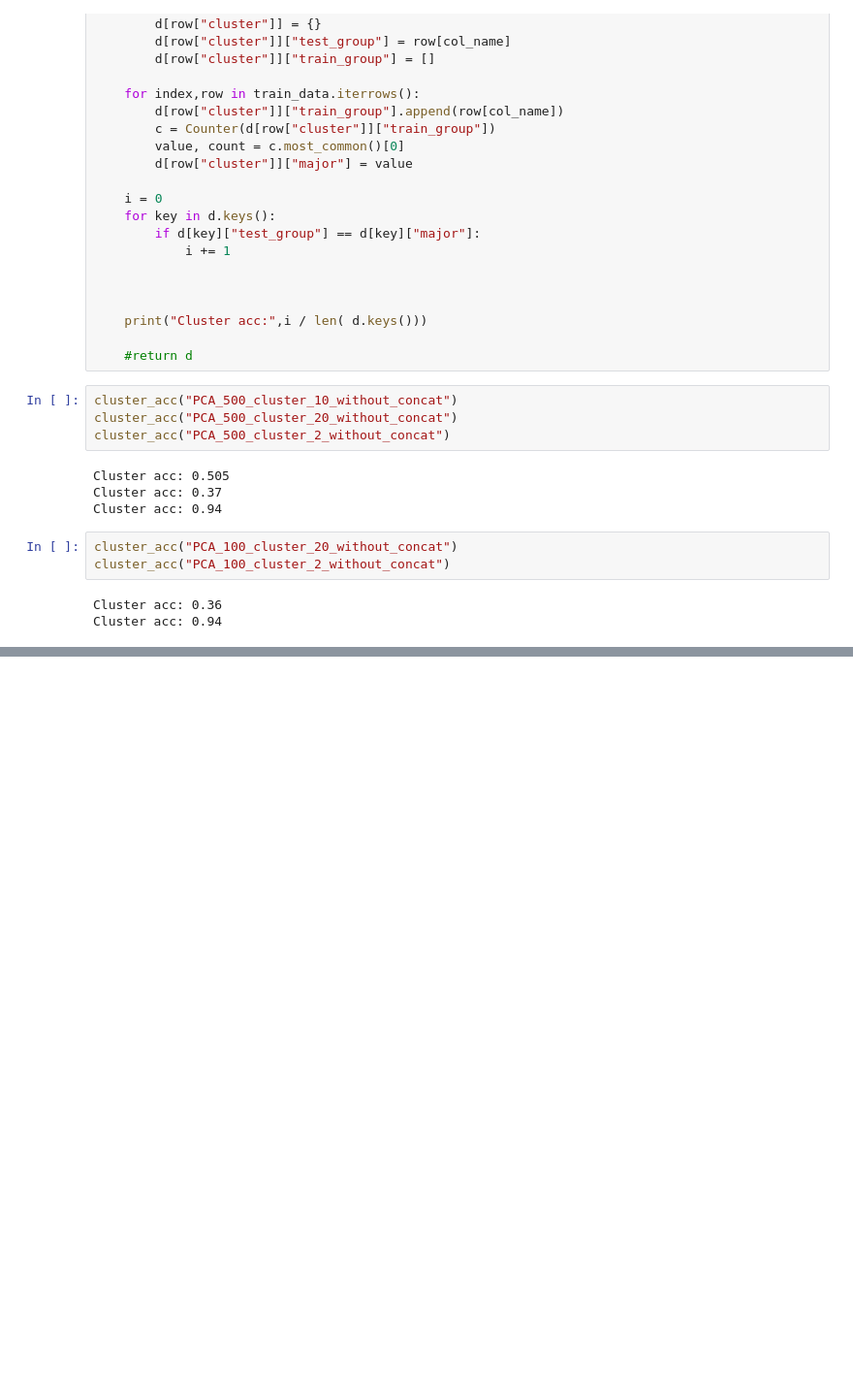
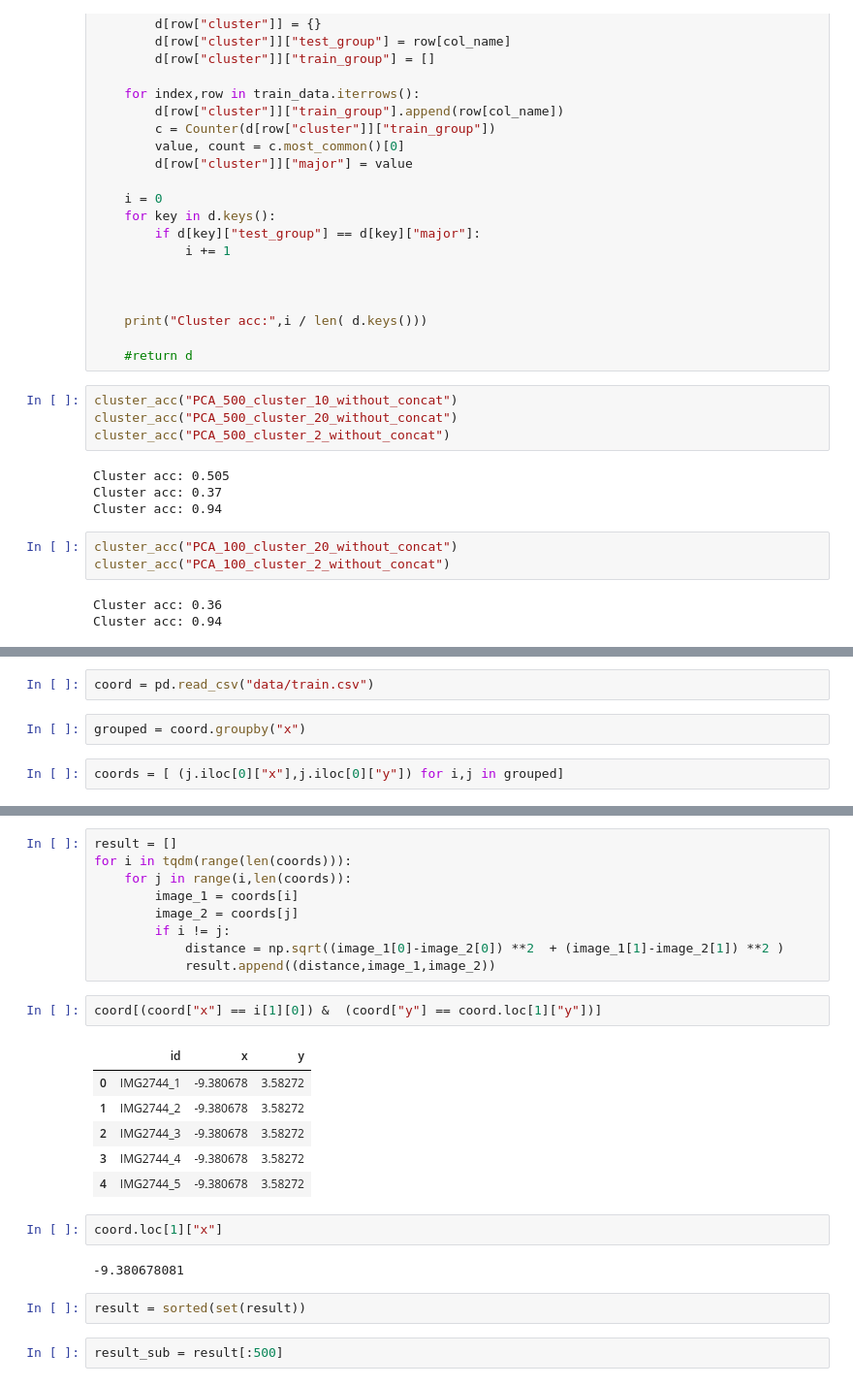
Before and after one commit to echoid/Fine-grained-localisation, a Jupyter notebook: cluster_evaluation.ipynb, the cells around one changed output, grey strips where cells are left out. Shown: that part at 97% size. Cells and saved outputs as stored; diff of their text form; blank space fills up the shorter version.

```diff
--- a/cluster_evaluation.ipynb
+++ b/cluster_evaluation.ipynb
@@ -258,0 +261,6 @@ Cluster acc: 0.94
+# %%
+coord = pd.read_csv("data/train.csv")
+# %%
+grouped = coord.groupby("x")
+# %%
+coords = [ (j.iloc[0]["x"],j.iloc[0]["y"]) for i,j in grouped]
@@ -258,0 +270,26 @@ Cluster acc: 0.94
+# %%
+result = []
+for i in tqdm(range(len(coords))):
+    for j in range(i,len(coords)):
+        image_1 = coords[i]
+        image_2 = coords[j]
+        if i != j:
+            distance = np.sqrt((image_1[0]-image_2[0]) **2  + (image_1[1]-image_2[1]) **2 )
+            result.append((distance,image_1,image_2))
+# %%
+coord[(coord["x"] == i[1][0]) &  (coord["y"] == coord.loc[1]["y"])]
+# %% [output]
+|  | id | x | y |
+| 0 | IMG2744_1 | -9.380678 | 3.58272 |
+| 1 | IMG2744_2 | -9.380678 | 3.58272 |
+| 2 | IMG2744_3 | -9.380678 | 3.58272 |
+| 3 | IMG2744_4 | -9.380678 | 3.58272 |
+| 4 | IMG2744_5 | -9.380678 | 3.58272 |
+# %%
+coord.loc[1]["x"]
+# %% [output]
+-9.380678081
+# %%
+result = sorted(set(result))
+# %%
+result_sub = result[:500]
```
Also changed, not shown: parts of 6 cells of this notebook, 8 other files.
